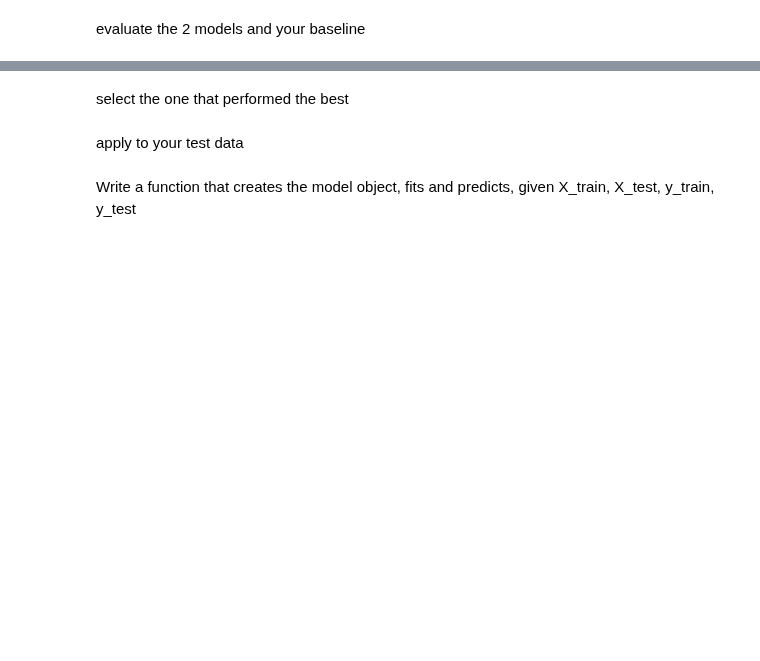
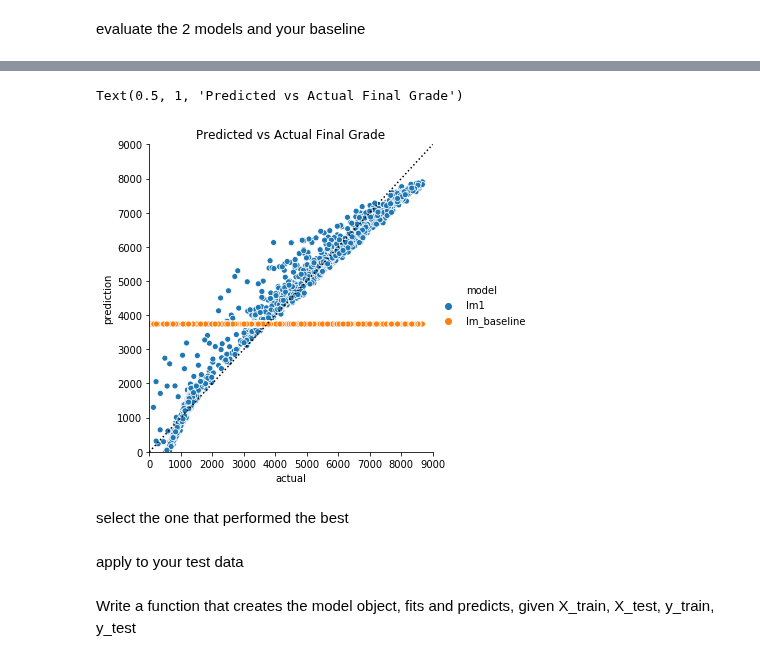
Before and after one commit to misty-garcia/ds-methodologies-exercises, a Jupyter notebook: regression/Model.ipynb, the cells around one changed output, grey strips where cells are left out. Drawn from its saved outputs; the diff is of its cells as text; code cells hidden in the pictures; blank space fills up the shorter version.

Commit message:
one model i think

```diff
--- a/regression/Model.ipynb
+++ b/regression/Model.ipynb
@@ -35,9 +30,9 @@ df.head()
 # %%
 #split data
 train, test = split_scale.split_my_data(df,.80)
-X_train = train.drop(columns="total_charges")
+X_train_unscaled = train.drop(columns="total_charges")
 y_train = train["total_charges"]
-X_test = test.drop(columns="total_charges")
+X_test_unscaled = test.drop(columns="total_charges")
 y_test = test["total_charges"]
 # %%
 #scale X data only
@@ -88,2 +84,12 @@ NameError: name 'mean_squared_error' is not defined
 # %% [markdown]
 evaluate the 2 models and your baseline
+# %%
+y_pred_baseline = np.array([y_train.mean()]*len(y_train))
+MSE = mean_squared_error(y_train, y_pred_baseline)
+SSE = MSE*len(y_train)
+RMSE = sqrt(MSE)
+
+evs = explained_variance_score(y_train, y_pred_baseline)
+
+print('sum of squared errors\n model: {:.5}'.format(SSE))
+print('  {:.2%} of the variance in the target can be explained by the optimal features.'.format(evs))
@@ -89,0 +100,8 @@ evaluate the 2 models and your baseline
+# %%
+train_pred = X_train_unscaled[selected_features]
+train_pred['total_charges'] = y_pred_lm1
+y_lm1_unscaled = train_pred['total_charges']
+
+train_pred_baseline = X_train_unscaled[selected_features]
+train_pred_baseline['total_charges'] = y_pred_baseline
+y_baseline_unscaled = train_pred_baseline['total_charges']
@@ -90,3 +120,18 @@ evaluate the 2 models and your baseline
+# %%
+pd.DataFrame({'actual': y_train,
+              'lm1': y_lm1_unscaled.ravel(),
+              'lm_baseline': y_baseline_unscaled.ravel()})\
+.melt(id_vars=['actual'], var_name='model', value_name='prediction')\
+.pipe((sns.relplot, 'data'), x='actual', y='prediction', hue='model')
+
+min, max = 0, 9000
+plt.plot([min, max], [min, max], c='black', ls=':')
+plt.ylim(min, max)
+plt.xlim(min, max)
+plt.title('Predicted vs Actual Final Grade')
+# %% [output]
+Text(0.5, 1, 'Predicted vs Actual Final Grade')
+[figure, added]
 # %% [markdown]
 select the one that performed the best
 # %% [markdown]
```
Also changed, not shown: parts of 7 cells of this notebook.
